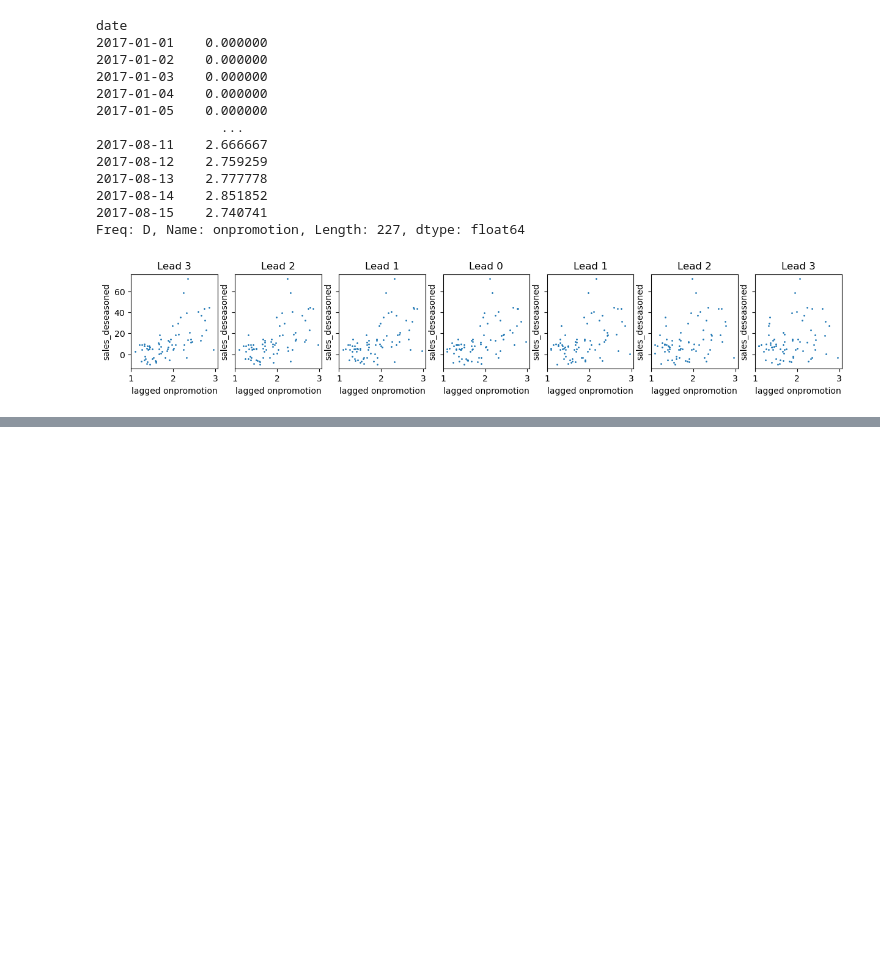
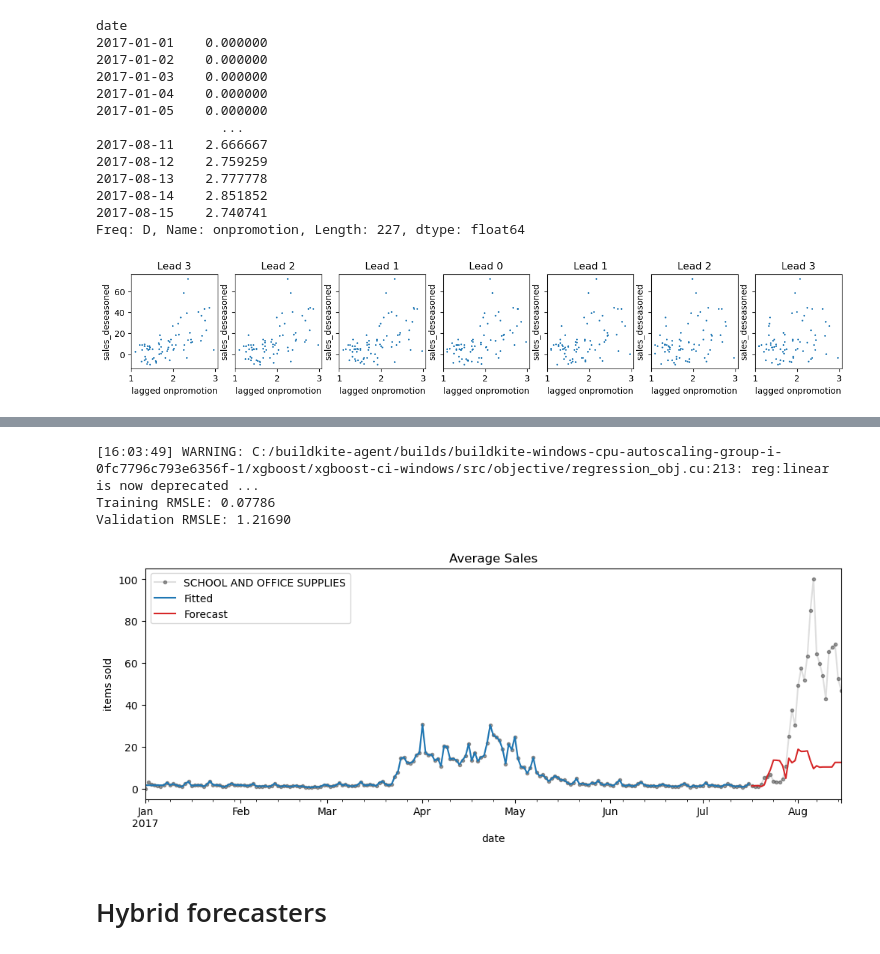
Before and after one commit to jmlacasa/kaggle-store-sales-forecast, a Jupyter notebook: time-series-analysis.ipynb, the cells around one changed output, grey strips where cells are left out. Cells and saved outputs as stored; diff of their text form; code cells hidden in the pictures; blank space fills up the shorter version.

```diff
--- a/time-series-analysis.ipynb
+++ b/time-series-analysis.ipynb
@@ -558,0 +598,41 @@ X_promo = pd.concat([
+# %%
+y_lag = supply_sales.loc[:, 'sales'].squeeze().shift(1)
+onpromo = supply_sales.loc[:, 'onpromotion'].squeeze()
+
+# 28-day mean of lagged target
+mean_7 = y_lag.rolling(7).mean().rename('mean_7')
+# YOUR CODE HERE: 14-day median of lagged target
+median_14 = y_lag.rolling(14).median().rename('median_14')
+# YOUR CODE HERE: 7-day rolling standard deviation of lagged target
+std_7 = y_lag.rolling(7).std().rename('std_7')
+# YOUR CODE HERE: 7-day sum of promotions with centered window
+promo_7 = onpromo.rolling(7, center=True).sum().rename('promo_7')
+# %%
+X2 = pd.concat([mean_7, median_14, std_7, promo_7], axis=1).fillna(0)
+# %%
+from sklearn.model_selection import train_test_split
+from sklearn.metrics import mean_squared_log_error
+import xgboost as xgb
+
+X_train, X_valid, y_train, y_valid = train_test_split(X2, y, test_size=30, shuffle=False)
+
+model = xgb.XGBRegressor(objective="reg:linear", random_state=42).fit(X_train, y_train)
+y_fit = pd.Series(model.predict(X_train), index=X_train.index).clip(0.0)
+y_pred = pd.Series(model.predict(X_valid), index=X_valid.index).clip(0.0)
+
+rmsle_train = mean_squared_log_error(y_train, y_fit) ** 0.5
+rmsle_valid = mean_squared_log_error(y_valid, y_pred) ** 0.5
+print(f'Training RMSLE: {rmsle_train:.5f}')
+print(f'Validation RMSLE: {rmsle_valid:.5f}')
+
+ax = y.plot(**plot_params, alpha=0.5, title="Average Sales", ylabel="items sold")
+ax = y_fit.plot(ax=ax, label="Fitted", color='C0')
+ax = y_pred.plot(ax=ax, label="Forecast", color='C3')
+ax.legend();
+# %% [output]
+[16:03:49] WARNING: C:/buildkite-agent/builds/buildkite-windows-cpu-autoscaling-group-i-0fc7796c793e6356f-1/xgboost/xgboost-ci-windows/src/objective/regression_obj.cu:213: reg:linear is now deprecated ...
+Training RMSLE: 0.07786
+Validation RMSLE: 1.21690
+[figure, added]
+# %% [markdown]
+# Hybrid forecasters
```
Also changed, not shown: parts of 2 cells of this notebook.
